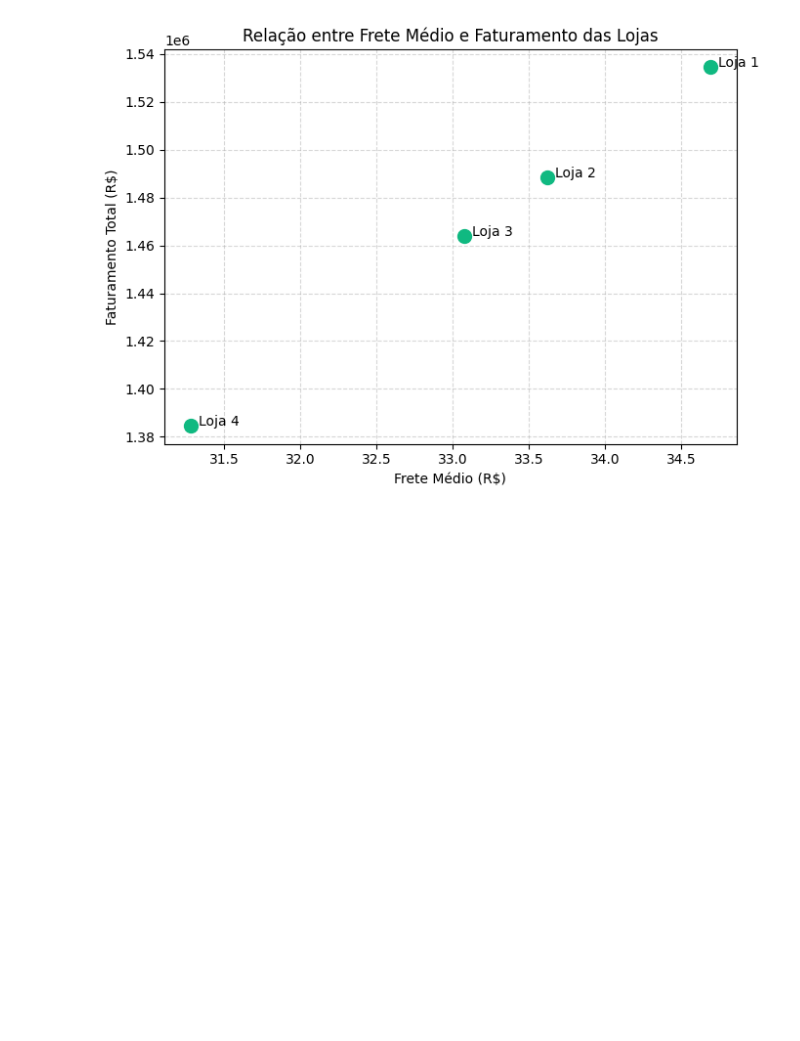
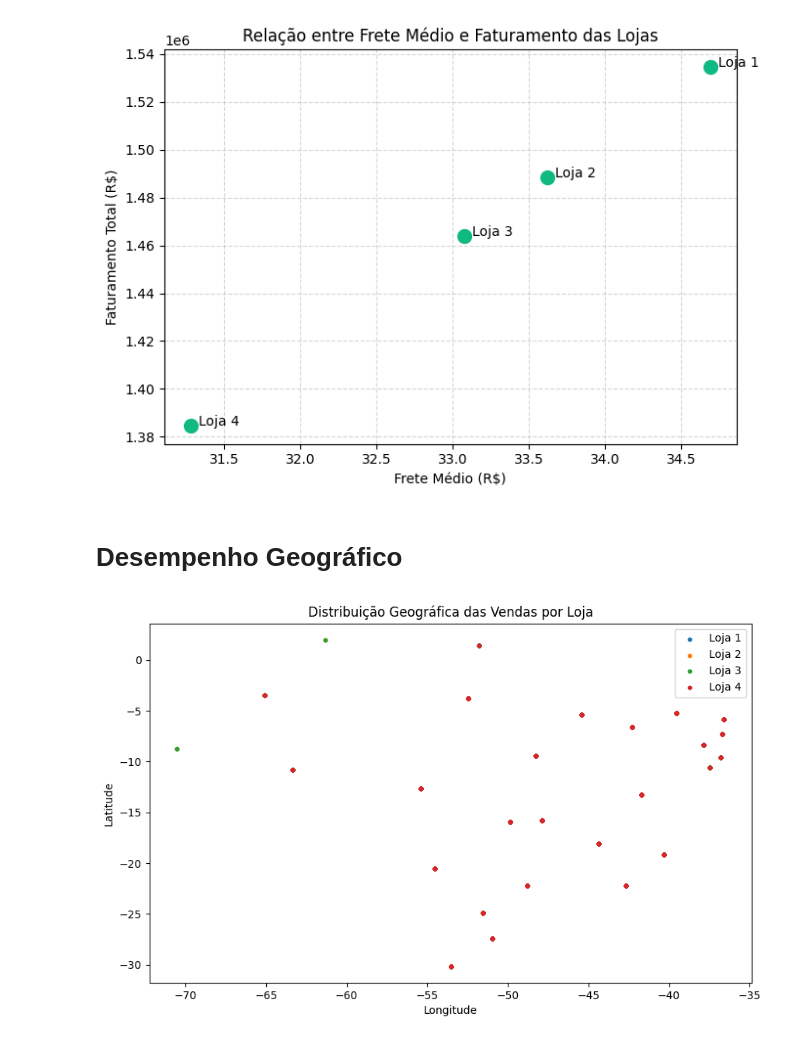
Before and after one commit to livia-kohls/analise-lojas, a Jupyter notebook: AluraStoreBrasil.ipynb, the cells around one changed output. Saved outputs shown, nothing was run; the diff lists cells and outputs as text; code cells hidden in the pictures; blank space fills up the shorter version.

```diff
--- a/AluraStoreBrasil.ipynb
+++ b/AluraStoreBrasil.ipynb
@@ -192,3 +192,21 @@ plt.tight_layout()
 plt.show()
 # %% [output]
 [figure]
+# %% [markdown]
+# Desempenho Geográfico
+# %%
+todas_lojas = todas_lojas.dropna(subset=['lat', 'lon'])
+# %%
+plt.figure(figsize=(10, 6))
+
+for loja in todas_lojas['loja'].unique():
+    dados_loja = todas_lojas[todas_lojas['loja'] == loja]
+    plt.scatter(dados_loja['lon'], dados_loja['lat'], label=f'{loja}', s=10)
+
+plt.title('Distribuição Geográfica das Vendas por Loja')
+plt.xlabel('Longitude')
+plt.ylabel('Latitude')
+plt.legend()
+plt.show()
+# %% [output]
+[figure, added]
```
Also changed, not shown: parts of 2 cells of this notebook.
